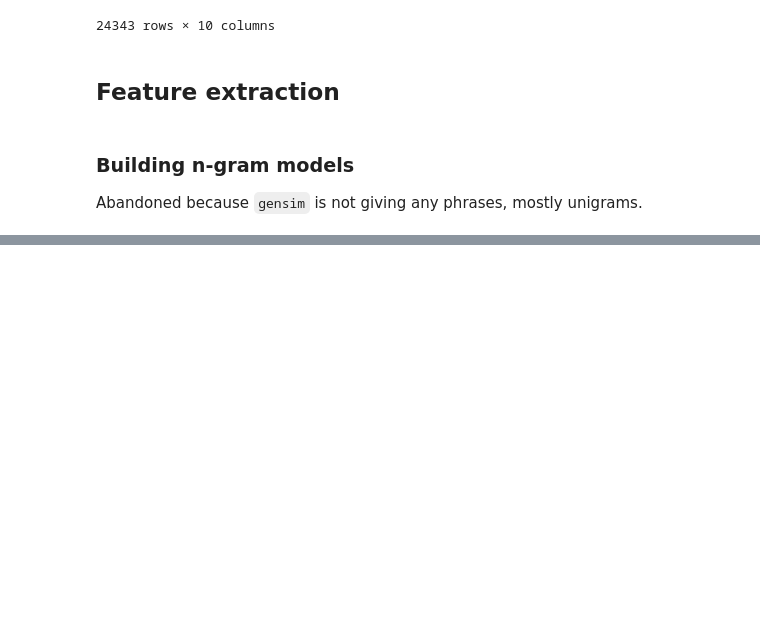
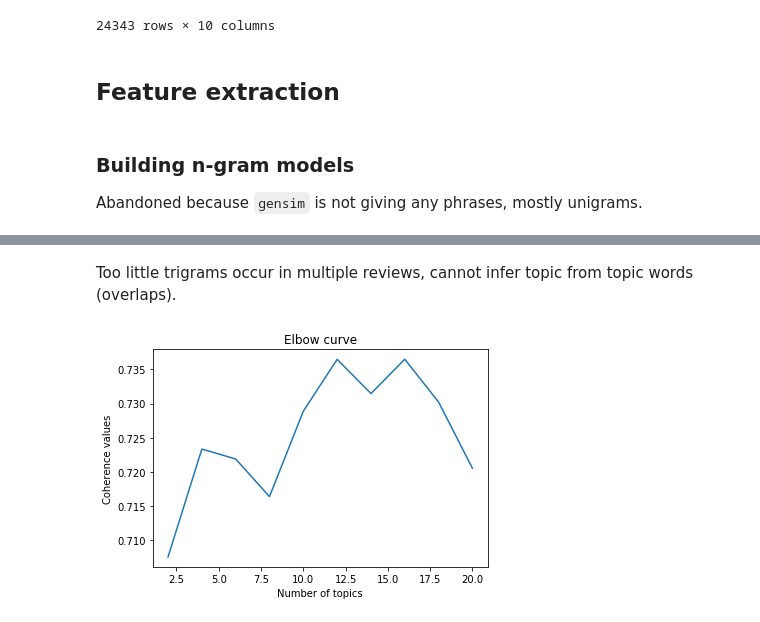
Before and after one commit to jzheng13/saleswhale-ai, a Jupyter notebook: analysis.ipynb, the cells around one changed output, grey strips where cells are left out. Cells and saved outputs as stored; diff of their text form; code cells hidden in the pictures; blank space fills up the shorter version.

```diff
--- a/analysis.ipynb
+++ b/analysis.ipynb
@@ -194,0 +203,8 @@ plt.show()
+# %% [markdown]
+Too little trigrams occur in multiple reviews, cannot infer topic
+from topic words (overlaps).
+# %%
+trigram_texts = list(negative_reviews['trigrams'].values)
+best_trigram_model = get_best_model(trigram_texts, 20, 2)
+# %% [output]
+[figure, added]
```
Also changed, not shown: parts of 32 cells of this notebook, 8 other files.
